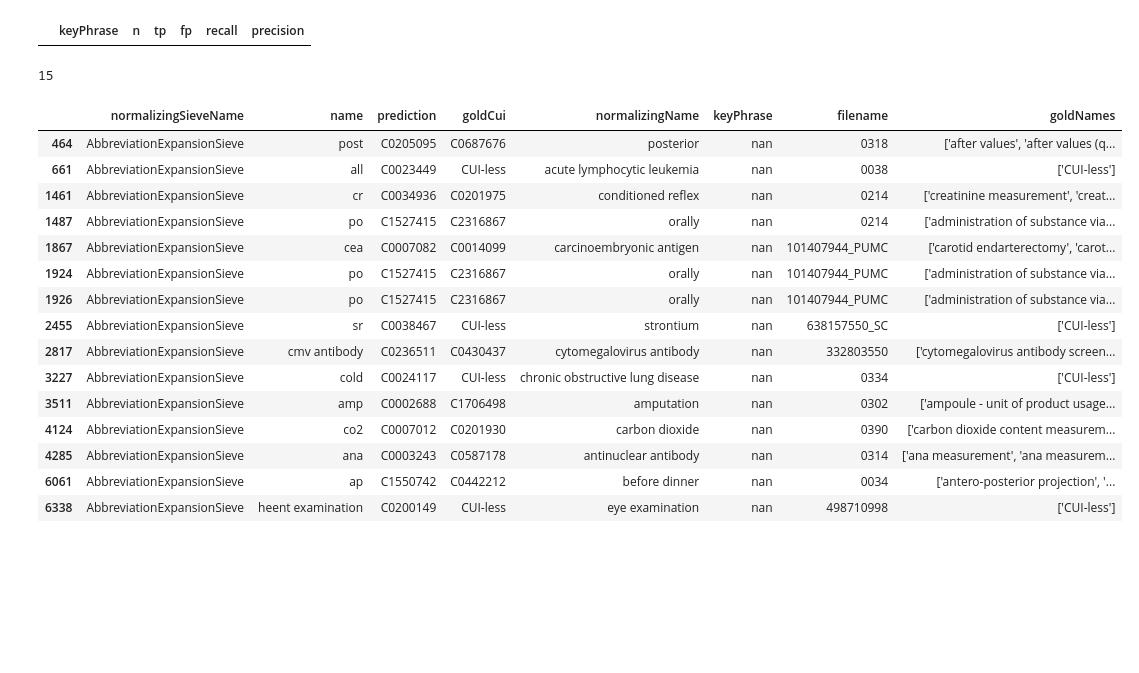
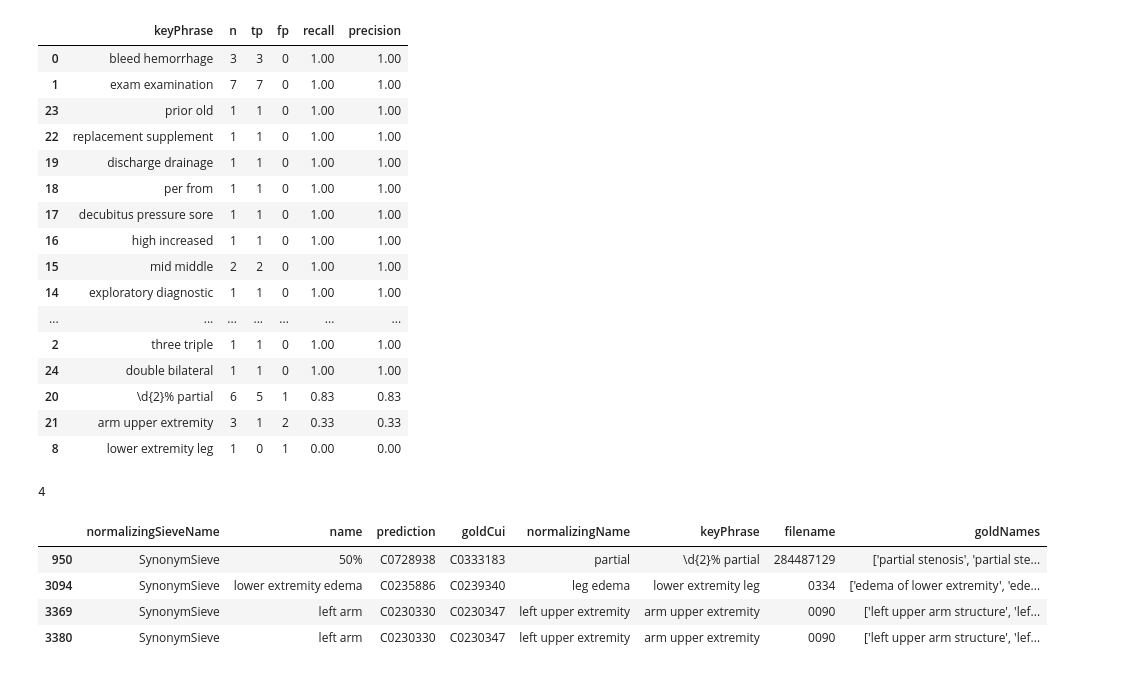
Before and after one commit to etfrenchvcu/disorder-normalizer, a Jupyter notebook: scripts/evaluate.ipynb, the cells around one changed output. Cells and saved outputs as stored; diff of their text form; code cells hidden in the pictures; blank space fills up the shorter version.

Commit message:
synonym sieve

```diff
--- a/scripts/evaluate.ipynb
+++ b/scripts/evaluate.ipynb
@@ -162,36 +163,41 @@ stratifyByCol(normalized, 'normalizingSieveName')
 # %%
-stratifyByCol(normalized[normalized.normalizingSieveName=='AbbreviationExpansionSieve'], 'keyPhrase')
+stratifyByCol(normalized[normalized.normalizingSieveName=='SynonymSieve'], 'keyPhrase')
 # df = analysis[analysis.normalizingSieveName=='UmlsEndingSieve']
 # df['ending'] = [x.split(" ")[-1] for x in df.normalizingName]
 # stratifyByCol(df,'ending')
 # %% [output]
 |  | keyPhrase | n | tp | fp | recall | precision |
+| 0 | bleed hemorrhage | 3 | 3 | 0 | 1.00 | 1.00 |
+| 1 | exam examination | 7 | 7 | 0 | 1.00 | 1.00 |
+| 23 | prior old | 1 | 1 | 0 | 1.00 | 1.00 |
+| 22 | replacement supplement | 1 | 1 | 0 | 1.00 | 1.00 |
+| 19 | discharge drainage | 1 | 1 | 0 | 1.00 | 1.00 |
+| 18 | per from | 1 | 1 | 0 | 1.00 | 1.00 |
+| 17 | decubitus pressure sore | 1 | 1 | 0 | 1.00 | 1.00 |
+| 16 | high increased | 1 | 1 | 0 | 1.00 | 1.00 |
+| 15 | mid middle | 2 | 2 | 0 | 1.00 | 1.00 |
+| 14 | exploratory diagnostic | 1 | 1 | 0 | 1.00 | 1.00 |
+| ... | ... | ... | ... | ... | ... | ... |
+| 2 | three triple | 1 | 1 | 0 | 1.00 | 1.00 |
+| 24 | double bilateral | 1 | 1 | 0 | 1.00 | 1.00 |
+| 20 | \d{2}% partial | 6 | 5 | 1 | 0.83 | 0.83 |
+| 21 | arm upper extremity | 3 | 1 | 2 | 0.33 | 0.33 |
+| 8 | lower extremity leg | 1 | 0 | 1 | 0.00 | 0.00 |
 # %%
 remove = ['normalized','normalizingSource']#,'normalizingSieveName','goldTypes','predTypes'
 errors = analysis[(results.prediction != results.goldCui) & (results.normalized==True)]
 # errors = errors[(errors.normalizingSource=='standardTerminology') & (errors.normalizingSieveName=='SuffixationSieve')]
-errors = errors[errors.normalizingSieveName=='AbbreviationExpansionSieve']
+errors = errors[errors.normalizingSieveName=='SynonymSieve']
 errors = errors.loc[:, ~errors.columns.isin(remove)]
 print(len(errors))
 errors.style.set_properties(subset=['goldNames'], **{'width': '1000px'})
 # %% [output]
-15
+4
 |  | normalizingSieveName | name | prediction | goldCui | normalizingName | keyPhrase | filename | goldNames |
-| 464 | AbbreviationExpansionSieve | post | C0205095 | C0687676 | posterior | nan | 0318 | ['after values', 'after values (q... |
-| 661 | AbbreviationExpansionSieve | all | C0023449 | CUI-less | acute lymphocytic leukemia | nan | 0038 | ['CUI-less'] |
-| 1461 | AbbreviationExpansionSieve | cr | C0034936 | C0201975 | conditioned reflex | nan | 0214 | ['creatinine measurement', 'creat... |
-| 1487 | AbbreviationExpansionSieve | po | C1527415 | C2316867 | orally | nan | 0214 | ['administration of substance via... |
-| 1867 | AbbreviationExpansionSieve | cea | C0007082 | C0014099 | carcinoembryonic antigen | nan | 101407944_PUMC | ['carotid endarterectomy', 'carot... |
-| 1924 | AbbreviationExpansionSieve | po | C1527415 | C2316867 | orally | nan | 101407944_PUMC | ['administration of substance via... |
-| 1926 | AbbreviationExpansionSieve | po | C1527415 | C2316867 | orally | nan | 101407944_PUMC | ['administration of substance via... |
-| 2455 | AbbreviationExpansionSieve | sr | C0038467 | CUI-less | strontium | nan | 638157550_SC | ['CUI-less'] |
-| 2817 | AbbreviationExpansionSieve | cmv antibody | C0236511 | C0430437 | cytomegalovirus antibody | nan | 332803550 | ['cytomegalovirus antibody screen... |
-| 3227 | AbbreviationExpansionSieve | cold | C0024117 | CUI-less | chronic obstructive lung disease | nan | 0334 | ['CUI-less'] |
-| 3511 | AbbreviationExpansionSieve | amp | C0002688 | C1706498 | amputation | nan | 0302 | ['ampoule - unit of product usage... |
-| 4124 | AbbreviationExpansionSieve | co2 | C0007012 | C0201930 | carbon dioxide | nan | 0390 | ['carbon dioxide content measurem... |
-| 4285 | AbbreviationExpansionSieve | ana | C0003243 | C0587178 | antinuclear antibody | nan | 0314 | ['ana measurement', 'ana measurem... |
-| 6061 | AbbreviationExpansionSieve | ap | C1550742 | C0442212 | before dinner | nan | 0034 | ['antero-posterior projection', '... |
-| 6338 | AbbreviationExpansionSieve | heent examination | C0200149 | CUI-less | eye examination | nan | 498710998 | ['CUI-less'] |
+| 950 | SynonymSieve | 50% | C0728938 | C0333183 | partial | \d{2}% partial | 284487129 | ['partial stenosis', 'partial ste... |
+| 3094 | SynonymSieve | lower extremity edema | C0235886 | C0239340 | leg edema | lower extremity leg | 0334 | ['edema of lower extremity', 'ede... |
+| 3369 | SynonymSieve | left arm | C0230330 | C0230347 | left upper extremity | arm upper extremity | 0090 | ['left upper arm structure', 'lef... |
+| 3380 | SynonymSieve | left arm | C0230330 | C0230347 | left upper extremity | arm upper extremity | 0090 | ['left upper arm structure', 'lef... |
 # %%
 # results = pd.read_csv(f'../{dataset}-data/output/results.txt',sep='\t')
 sieveResults(results)
```
Also changed, not shown: parts of 6 cells of this notebook, 10 other files.
